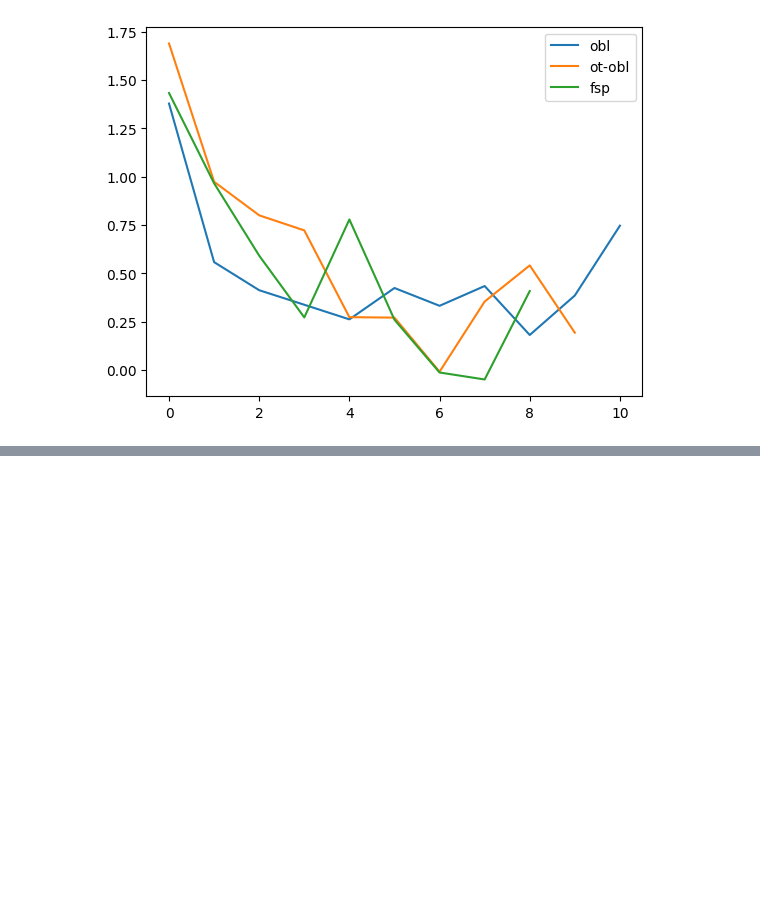
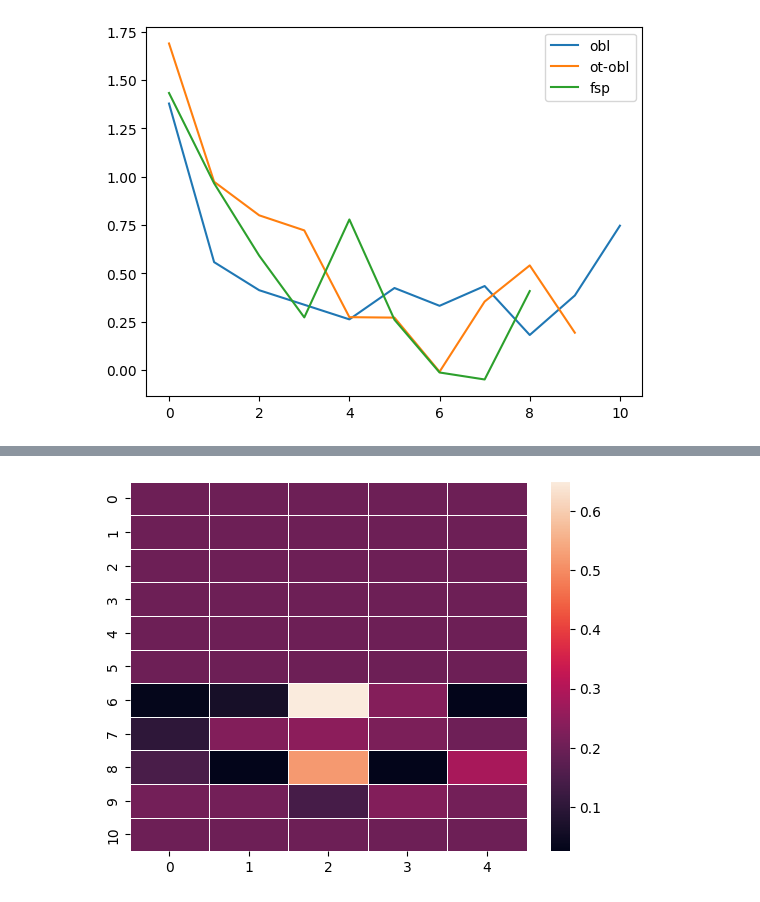
Before and after one commit to irenezhang30/0sumOT, a Jupyter notebook: test_notebooks/visualize_results.ipynb, the cells around one changed output, grey strips where cells are left out. Saved outputs shown, nothing was run; the diff lists cells and outputs as text; code cells hidden in the pictures; blank space fills up the shorter version.

```diff
--- a/test_notebooks/visualize_results.ipynb
+++ b/test_notebooks/visualize_results.ipynb
@@ -31,0 +45,6 @@ plt.legend()
+# %%
+otrl_result['pols'][0][0].shape
+ax = sns.heatmap(otrl_result['pols'][30][1], linewidth=0.5)
+plt.show()
+# %% [output]
+[figure, added]
```
Also changed, not shown: parts of 7 cells of this notebook, 10 other files.
